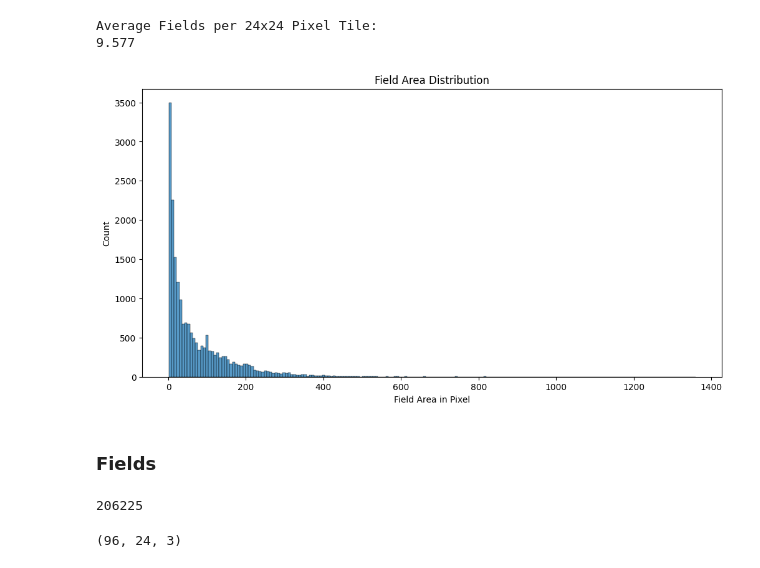
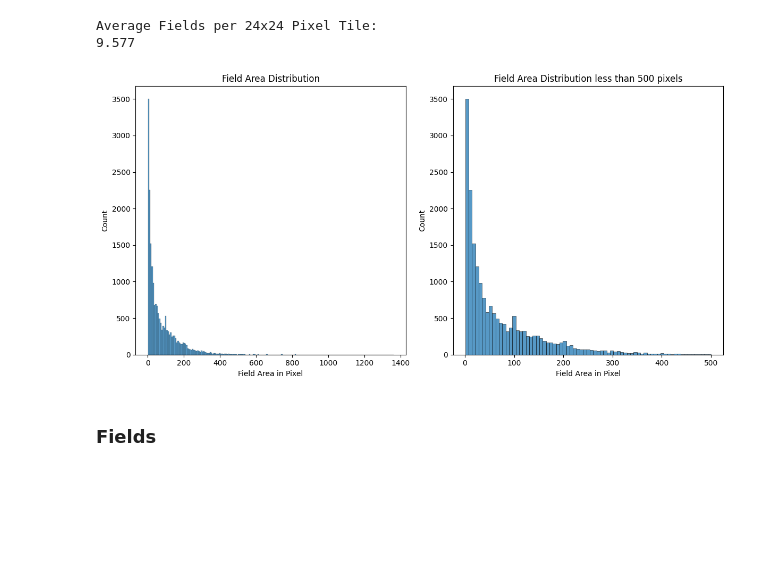
Before and after one commit to tmandelz/crop-segmentation, a Jupyter notebook: eda.ipynb, the cells around one changed output. Cells and saved outputs as stored; diff of their text form; code cells hidden in the pictures; blank space fills up the shorter version.

```diff
--- a/eda.ipynb
+++ b/eda.ipynb
@@ -359,14 +374,14 @@ fields_counts_tile = fields_counts_tile[sorted_indices]
-# %%
-sns.histplot(fields_counts_tile)
-plt.title('Field Area Distribution')
-plt.xlabel('Field Area in Pixel')
-plt.show()
-# %% [output]
-[figure, removed]
+# %%
+fig, axes = plt.subplots(1, 2, figsize=(12, 6))
+sns.histplot(fields_counts_tile[fields_counts_tile <= 500], ax=axes[1])
+axes[1].set_title('Field Area Distribution less than 500 pixels')
+axes[1].set_xlabel('Field Area in Pixel')
+sns.histplot(fields_counts_tile, ax=axes[0])
+axes[0].set_title('Field Area Distribution')
+axes[0].set_xlabel('Field Area in Pixel')
+plt.tight_layout()
+plt.show()
+# %% [output]
+[figure, added]
 # %% [markdown]
 ### Fields
-# %%
-field = unique_fields_tile[500].numpy().max()
-field
-# %% [output]
-206225
@@ -383,17 +387,0 @@ for i in range(target_train.size(0)):
-# %%
-tensor_for_field =torch.stack(tensor_for_field).view(-1,24*len(tensor_for_field),24)
-tensor_for_field.shape
-
-tensor_for_target =torch.stack(tensor_for_target).view(-1,24*len(tensor_for_target),24)
-tensor_for_target.shape
-
-tensor_for_data =torch.stack(tensor_for_data)
-tensor_for_data= tensor_for_data[:,:,1:4,:,:]
-image_tensor = tensor_for_data  # Example random tensor
-image_tensor = torch.clamp(image_tensor, 0, 1)
-stacked_image = torch.cat([image_tensor[i] for i in range(image_tensor.size(0))], dim=3)
-
-stacked_image = stacked_image.squeeze().permute(2, 1, 0).numpy()
-stacked_image.shape
-# %% [output]
-(96, 24, 3)
```
Also changed, not shown: parts of 25 cells of this notebook.
